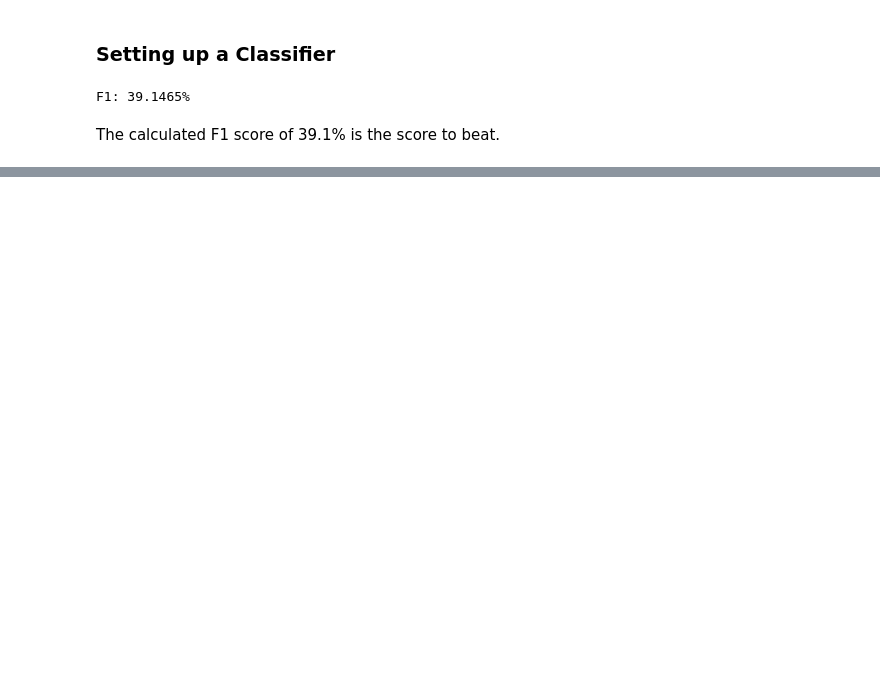
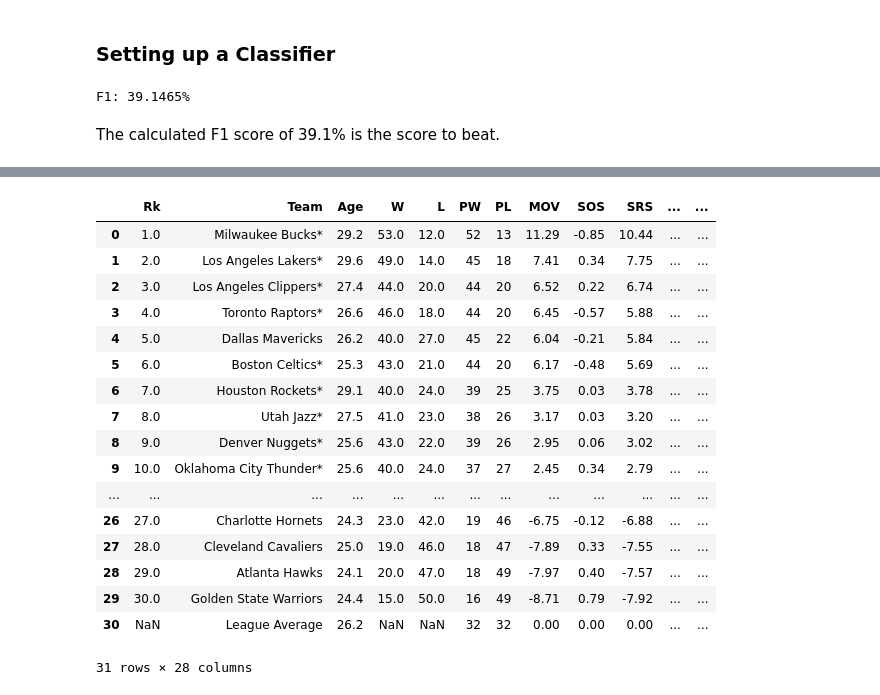
Before and after one commit to immmjack/NBA_Prediction_Restart_2020, a Jupyter notebook: prediction.ipynb, the cells around one changed output, grey strips where cells are left out. Drawn from its saved outputs; the diff is of its cells as text; code cells hidden in the pictures; blank space fills up the shorter version.

```diff
--- a/prediction.ipynb
+++ b/prediction.ipynb
@@ -88,0 +166,22 @@ df_Results['Visitor Last Win'] = False
+# %%
+df_Miscellaneous = pd.read_csv(fileName_Miscellaneous)
+df_Miscellaneous
+# %% [output]
+|  | Rk | Team | Age | W | L | PW | PL | MOV | SOS | SRS | ... | ... |
+| 0 | 1.0 | Milwaukee Bucks* | 29.2 | 53.0 | 12.0 | 52 | 13 | 11.29 | -0.85 | 10.44 | ... | ... |
+| 1 | 2.0 | Los Angeles Lakers* | 29.6 | 49.0 | 14.0 | 45 | 18 | 7.41 | 0.34 | 7.75 | ... | ... |
+| 2 | 3.0 | Los Angeles Clippers* | 27.4 | 44.0 | 20.0 | 44 | 20 | 6.52 | 0.22 | 6.74 | ... | ... |
+| 3 | 4.0 | Toronto Raptors* | 26.6 | 46.0 | 18.0 | 44 | 20 | 6.45 | -0.57 | 5.88 | ... | ... |
+| 4 | 5.0 | Dallas Mavericks | 26.2 | 40.0 | 27.0 | 45 | 22 | 6.04 | -0.21 | 5.84 | ... | ... |
+| 5 | 6.0 | Boston Celtics* | 25.3 | 43.0 | 21.0 | 44 | 20 | 6.17 | -0.48 | 5.69 | ... | ... |
+| 6 | 7.0 | Houston Rockets* | 29.1 | 40.0 | 24.0 | 39 | 25 | 3.75 | 0.03 | 3.78 | ... | ... |
+| 7 | 8.0 | Utah Jazz* | 27.5 | 41.0 | 23.0 | 38 | 26 | 3.17 | 0.03 | 3.20 | ... | ... |
+| 8 | 9.0 | Denver Nuggets* | 25.6 | 43.0 | 22.0 | 39 | 26 | 2.95 | 0.06 | 3.02 | ... | ... |
+| 9 | 10.0 | Oklahoma City Thunder* | 25.6 | 40.0 | 24.0 | 37 | 27 | 2.45 | 0.34 | 2.79 | ... | ... |
+| ... | ... | ... | ... | ... | ... | ... | ... | ... | ... | ... | ... | ... |
+| 26 | 27.0 | Charlotte Hornets | 24.3 | 23.0 | 42.0 | 19 | 46 | -6.75 | -0.12 | -6.88 | ... | ... |
+| 27 | 28.0 | Cleveland Cavaliers | 25.0 | 19.0 | 46.0 | 18 | 47 | -7.89 | 0.33 | -7.55 | ... | ... |
+| 28 | 29.0 | Atlanta Hawks | 24.1 | 20.0 | 47.0 | 18 | 49 | -7.97 | 0.40 | -7.57 | ... | ... |
+| 29 | 30.0 | Golden State Warriors | 24.4 | 15.0 | 50.0 | 16 | 49 | -8.71 | 0.79 | -7.92 | ... | ... |
+| 30 | NaN | League Average | 26.2 | NaN | NaN | 32 | 32 | 0.00 | 0.00 | 0.00 | ... | ... |
+31 rows × 28 columns
```
Also changed, not shown: parts of 11 cells of this notebook.
